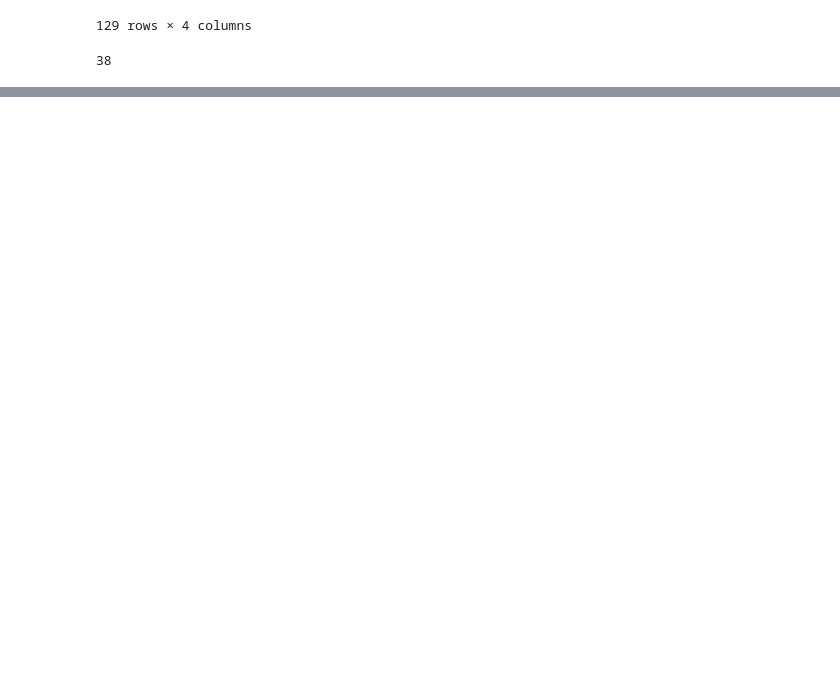
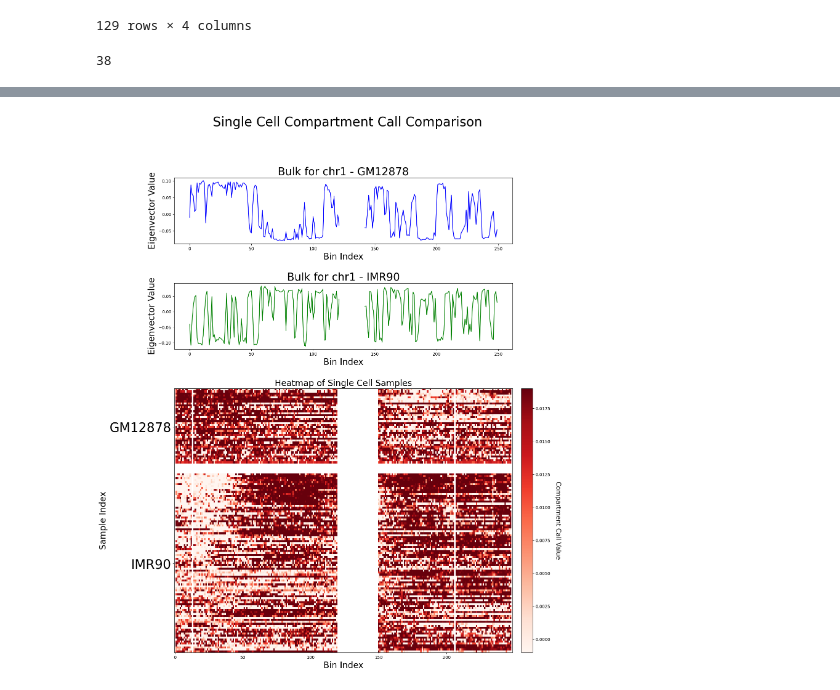
Before and after one commit to DavidWarrenKatz/Hypermatrix, a Jupyter notebook: utilities/single-cell/make_AB_compartments.ipynb, the cells around one changed output, grey strips where cells are left out. Drawn from its saved outputs; the diff is of its cells as text; code cells hidden in the pictures; blank space fills up the shorter version.

```diff
--- a/utilities/single-cell/make_AB_compartments.ipynb
+++ b/utilities/single-cell/make_AB_compartments.ipynb
@@ -626,0 +626,71 @@ plot_eigenvectors_with_heatmap(
+# %%
+import matplotlib.pyplot as plt
+import matplotlib.gridspec as gridspec
+import numpy as np
+
+def plot_eigenvectors_with_heatmap(bulk_eigenvector1, bulk_eigenvector2, sc_dataframe, title1, title2, title, save_path=None, separation_rows=5):
+    fig = plt.figure(figsize=(15, 20))
+    gs = gridspec.GridSpec(nrows=3, ncols=2, figure=fig, width_ratios=[30, 1], height_ratios=[1, 1, 4], hspace=0.3, wspace=0.05)
+
+    # Plot Bulk Eigenvectors
+    ax_bulk1 = fig.add_subplot(gs[0, 0])
+    ax_bulk1.plot(bulk_eigenvector1, color='blue')
+    ax_bulk1.set_title(title1, fontsize=25)
+    ax_bulk1.set_xlabel("Bin Index", fontsize=20)
+    ax_bulk1.set_ylabel("Eigenvector Value", fontsize=20)
+
+    ax_bulk2 = fig.add_subplot(gs[1, 0])
+    ax_bulk2.plot(bulk_eigenvector2, color='green')
+    ax_bulk2.set_title(title2, fontsize=25)
+    ax_bulk2.set_xlabel("Bin Index", fontsize=20)
+    ax_bulk2.set_ylabel("Eigenvector Value", fontsize=20)
+
+    # Add separation rows
+    gm12878_data = np.stack(sc_dataframe[sc_dataframe['Cell Type'] == 'gm12878']['A/B Compartment'].apply(lambda x: np.array(x)).tolist())
+    imr90_data = np.stack(sc_dataframe[sc_dataframe['Cell Type'] == 'imr90']['A/B Compartment'].apply(lambda x: np.array(x)).tolist())
+
+    # Create empty rows filled with NaNs for separation
+    empty_rows = np.full((separation_rows, gm12878_data.shape[1]), np.nan)
+
+    # Stack GM12878 data, empty rows, and IMR90 data
+    sc_data_array = np.vstack([gm12878_data, empty_rows, imr90_data])
+
+    # Create the heatmap with a red colormap
+    ax_sc = fig.add_subplot(gs[2, 0])
+    im = ax_sc.imshow(sc_data_array, aspect='auto', cmap='Reds', interpolation='nearest')
+    ax_sc.set_title("Heatmap of Single Cell Samples", fontsize=20)
+    ax_sc.set_xlabel("Bin Index", fontsize=20)
+    ax_sc.set_ylabel("Sample Index", fontsize=20)
+
+    # Add labels for GM12878 and IMR90 cell types
+    num_gm12878 = len(gm12878_data)
+    num_imr90 = len(imr90_data)
+
+    ax_sc.set_yticks([num_gm12878 / 2, num_gm12878 + separation_rows + num_imr90 / 2])
+    ax_sc.set_yticklabels(['GM12878', 'IMR90'], fontsize=30)
+
+    # Colorbar for the heatmap
+    ax_cbar = fig.add_subplot(gs[2, 1])
+    fig.colorbar(im, cax=ax_cbar)
+    ax_cbar.set_ylabel('Compartment Call Value', rotation=270, labelpad=25, fontsize=15)
+
+    plt.suptitle(title, fontsize=30)
+
+    # Save the figure if a save path is provided
+    if save_path:
+        plt.savefig(save_path, bbox_inches='tight')
+
+    plt.show()
+
+# Example invocation
+plot_eigenvectors_with_heatmap(
+    bulk_eigenvector_gm12878,
+    bulk_eigenvector_imr90,
+    sc_dataframe,
+    "Bulk for chr1 - GM12878",
+    "Bulk for chr1 - IMR90",
+    "Single Cell Compartment Call Comparison",
+    save_path="../../files/AB_compartment_heatmap.png"  # Specify the file path to save the image
+)
+# %% [output]
+[figure, added]
```
Also changed, not shown: parts of 7 cells of this notebook, 3 other files.
